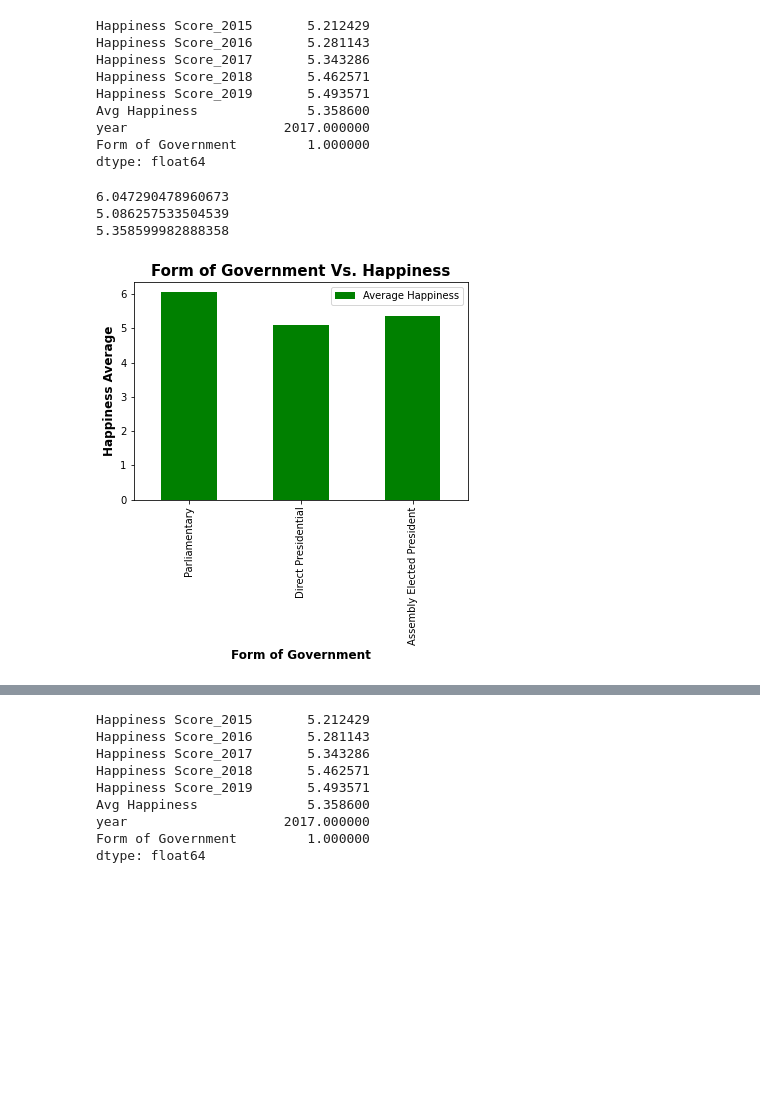
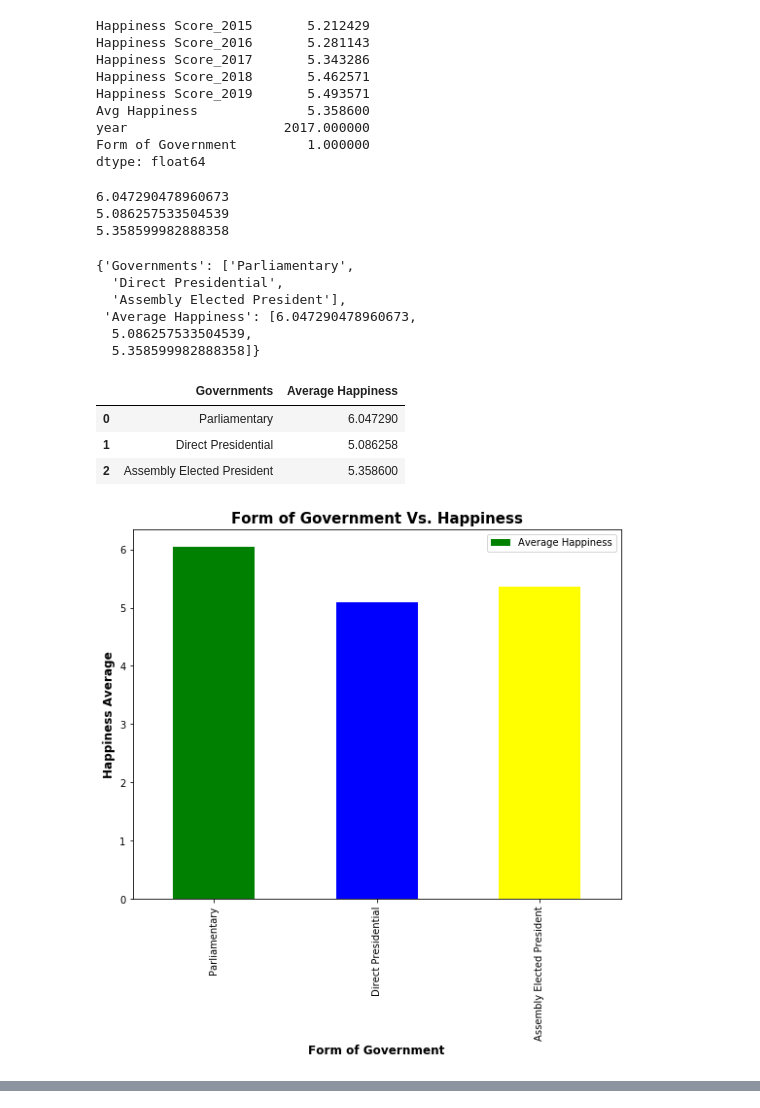
Before and after one commit to reginesgit/Factors-Contributing-to-a-Countrys-Happiness, a Jupyter notebook: Government/Gov.ipynb, the cells around one changed output, grey strips where cells are left out. Saved outputs shown, nothing was run; the diff lists cells and outputs as text; code cells hidden in the pictures; blank space fills up the shorter version.

```diff
--- a/Government/Gov.ipynb
+++ b/Government/Gov.ipynb
@@ -300,27 +283,46 @@ avg_happiness = {"Governments" : ["Parliamentary","Direct Presidential","Assembl
 print(par_avg_happy)
 print(direct_avg_happy)
 print(strong_avg_happy)
+
+avg_happiness
 # %% [output]
 6.047290478960673
 5.086257533504539
 5.358599982888358
+{'Governments': ['Parliamentary',
+  'Direct Presidential',
+  'Assembly Elected President'],
+ 'Average Happiness': [6.047290478960673,
+  5.086257533504539,
+  5.358599982888358]}
+# %%
+#create a data frame with the two values
+
+avg_by_government = pd.DataFrame({"Governments":["Parliamentary","Direct Presidential","Assembly Elected President"],
+                                "Average Happiness":[par_avg_happy, direct_avg_happy, strong_avg_happy] })
+avg_by_government
+# %% [output]
+|  | Governments | Average Happiness |
+| 0 | Parliamentary | 6.047290 |
+| 1 | Direct Presidential | 5.086258 |
+| 2 | Assembly Elected President | 5.358600 |
 # %%
 # plot the average happiness results per form of Government
 
 avg_by_government = pd.DataFrame.from_records(avg_happiness)
-avg_by_government.plot.bar(y="Average Happiness", x="Governments", color="green")
+avg_by_government.plot.bar(y="Average Happiness", x="Governments", color=["green", "blue", "yellow"], figsize=(9,7))
 
 plt.title("Form of Government Vs. Happiness", fontweight='bold', color = 'black', fontsize='15', horizontalalignment='center')
 plt.xlabel("Form of Government", fontweight='bold', color = 'black', fontsize='12', horizontalalignment='center')
 plt.ylabel("Happiness Average", fontweight='bold', color = 'black', fontsize='12', horizontalalignment='center')
 plt.legend(loc="upper right")
 
 
 plt.savefig("gov.png")
 
 plt.show()
 # %% [output]
-[figure, old version]
+[figure, new version]
 # %%
 # top ten countries by happiness average
 merge_happiness_Gov.sort_values('Avg Happiness',ascending=False,inplace=True)
@@ -353,21 +355,3 @@ merge_happiness_Gov.head(10)
 | 97 | Botswana | 4.332 | 3.974 | 3.766 | 3.590 | ... |
 | 88 | Liberia | 4.571 | 3.622 | 3.533 | 3.495 | ... |
 | 114 | Guinea | 3.656 | 3.607 | 3.507 | 3.964 | ... |
-# %%
-par = merge_happiness_Gov[merge_happiness_Gov["Government"] == "Parliamentary"]
-direct = merge_happiness_Gov[merge_happiness_Gov["Government"] == "Direct Presidential"]
-strong = merge_happiness_Gov[merge_happiness_Gov["Government"] == "Assembly Elected President"]
-
-par.mean()
-direct.mean()
-strong.mean()
-# %% [output]
-Happiness Score_2015       5.212429
-Happiness Score_2016       5.281143
-Happiness Score_2017       5.343286
-Happiness Score_2018       5.462571
-Happiness Score_2019       5.493571
-Avg Happiness              5.358600
-year                    2017.000000
-Form of Government         1.000000
-dtype: float64
```
Also changed, not shown: parts of 3 cells of this notebook, 1 other file.
